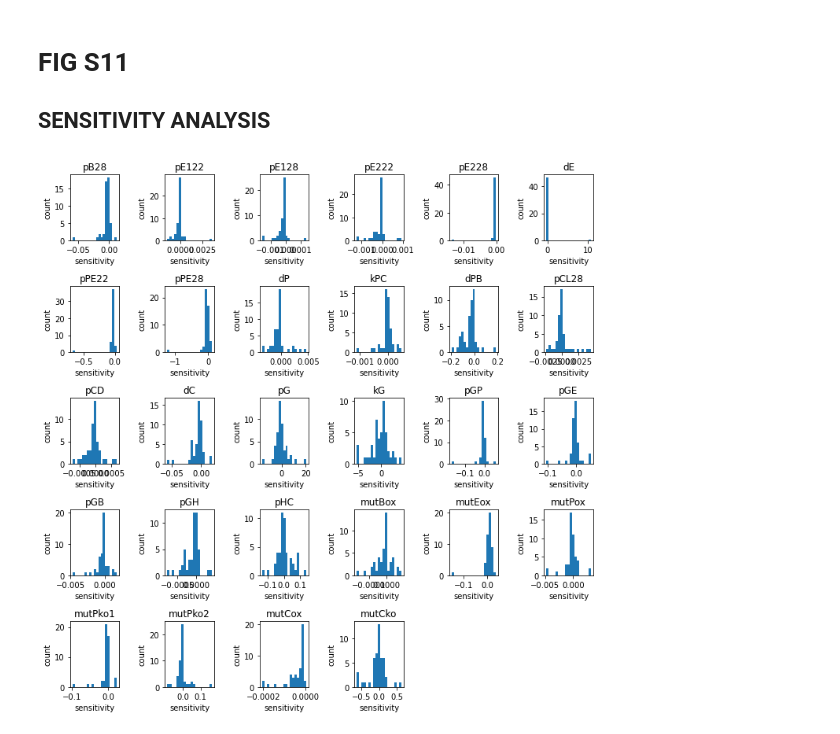
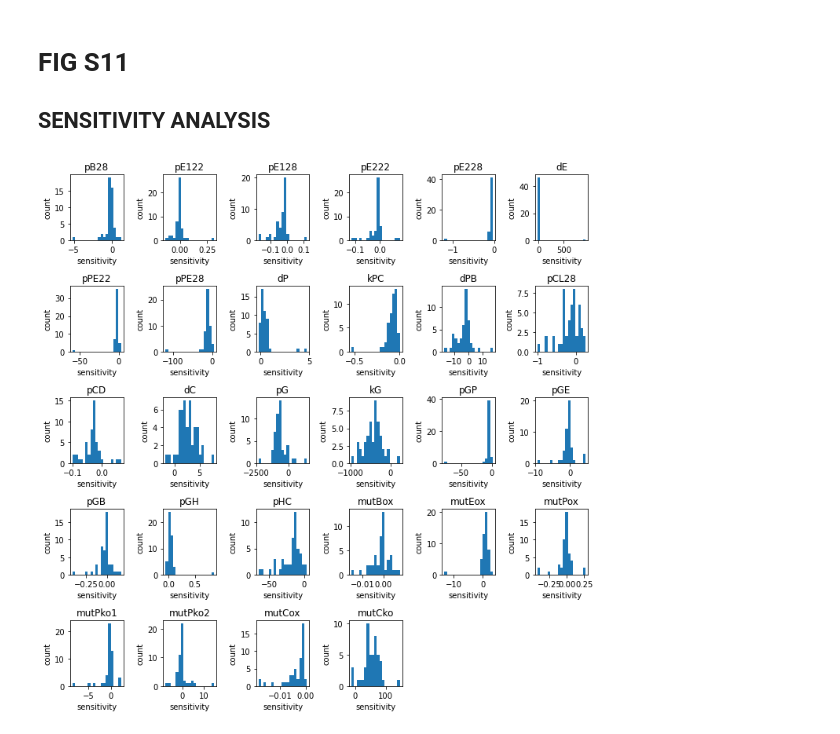
Before and after one commit to PabloCatalan/hypocotyl, a Jupyter notebook: model_robustness.ipynb, the cells around one changed output. Cells and saved outputs as stored; diff of their text form; code cells hidden in the pictures.

```diff
--- a/model_robustness.ipynb
+++ b/model_robustness.ipynb
@@ -188,14 +188,12 @@ DF=pd.read_csv('results/parameter_dispersion.csv')
 keys=list(DF.columns)[1::]
 L=[]
 delC=[1,2,30]
-for i in range(50):
+for i in range(48):
     li=str(i)
     if i<10 and i>0:
         li='0'+li
-    if i==28 or i==44:
-        continue
-    #com='./sensitivity_analysis_global minerr_'+str(li)
-    #subprocess.call([com], shell=True)
+    com='./sensitivity_analysis_global minerr_'+li
+    subprocess.call([com], shell=True)
     SA=pd.read_csv('results/sensitivity_analysis_global_minerr_'+li+'.txt', names=['L', 'S'])
     SA=SA['S'].drop(index=delC)
     L.append(list(SA))
@@ -203,20 +201,20 @@ DF=pd.DataFrame.from_records(L, columns=keys)
 DF.to_csv('results/sensitivity_analysis.csv', float_format='%.6f', index=False)
 # %%
 #PLOT DISTRIBUTIONS
-DF=pd.read_csv('results/sensitivity_analysis.csv')
+DF=pd.read_csv('results/sensitivity_analysis2.csv')
 fig=plt.figure(figsize=(10,10))
 rows=5
 cols=6
 for i,key in enumerate(DF):
-    P=DF[key]
+    P=100*DF[key]
     ax=fig.add_subplot(rows,cols,i+1)
     bins=np.linspace(P.min(),P.max(),20)
     n, bins=np.histogram(P,bins=bins)
     ax.bar(bins[:-1],n, width=bins[1]-bins[0])
     ax.set_title(key)
     ax.set_xlabel('sensitivity')
     ax.set_ylabel('count')
 fig.tight_layout()
-fig.savefig('figures/sensitivity_analysis_global.pdf', bbox_inches='tight')
+fig.savefig('figures/sensitivity_analysis_global_new.pdf', bbox_inches='tight')
 # %% [output]
-[figure, old version]
+[figure, new version]
```
Also changed, not shown: 1 other file.
